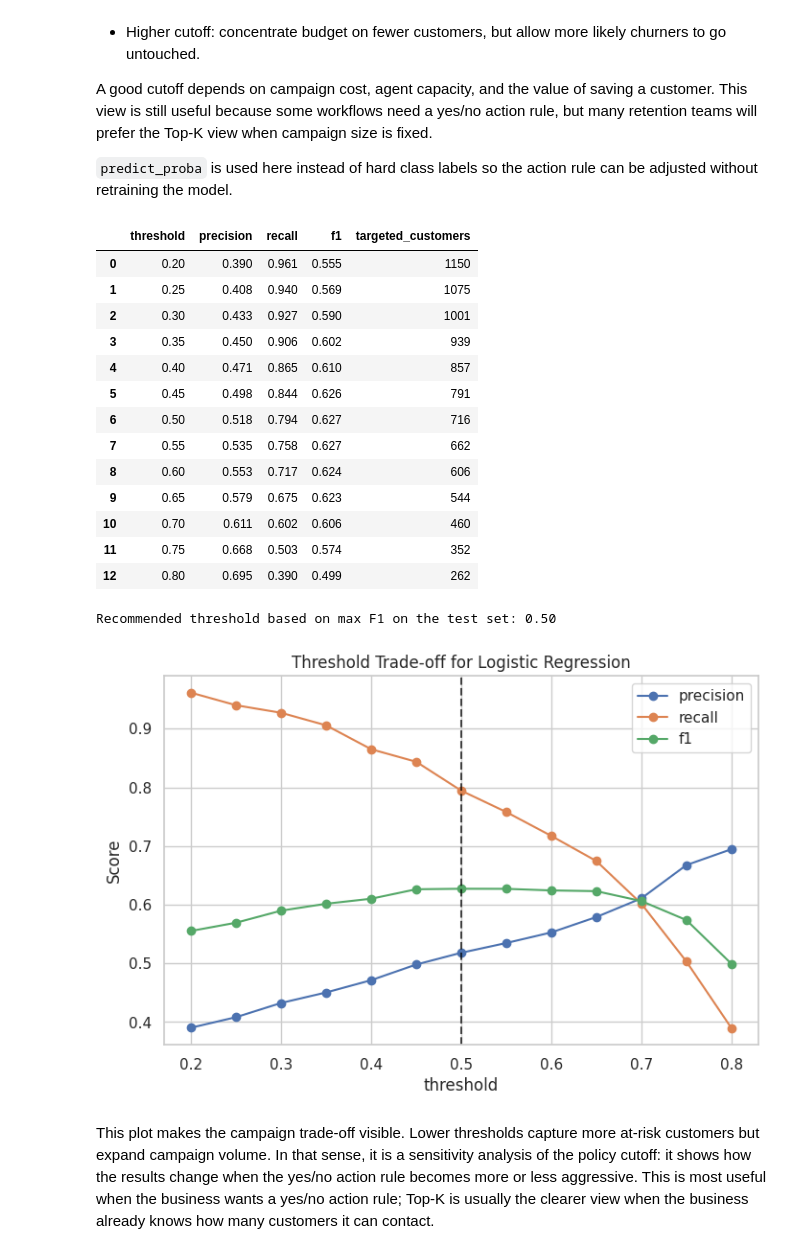
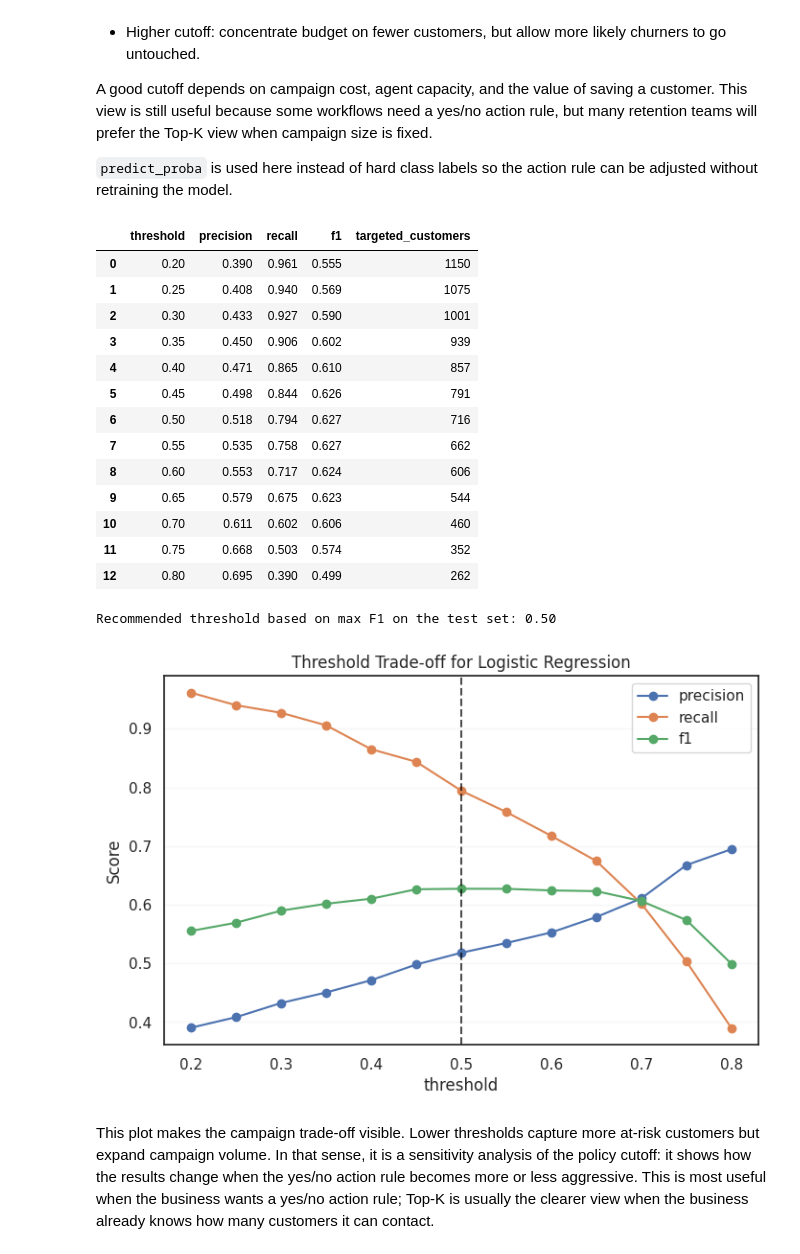
Before and after one commit to Phrey001/ml-casebook, a Jupyter notebook: ml-examples/churn_prediction/churn_prediction.ipynb, the cells around one changed output. Drawn from its saved outputs; the diff is of its cells as text; code cells hidden in the pictures.

```diff
--- a/ml-examples/churn_prediction/churn_prediction.ipynb
+++ b/ml-examples/churn_prediction/churn_prediction.ipynb
@@ -37,7 +37,7 @@ from sklearn.preprocessing import OneHotEncoder, StandardScaler
 
 from xgboost import XGBClassifier
 
-sns.set_theme(style='whitegrid')
+sns.set_theme(style='white')
 plt.rcParams['figure.figsize'] = (8, 5)
 RANDOM_STATE = 42
 # %% [markdown]
@@ -507,34 +508,35 @@ for threshold in thresholds:
         'targeted_customers': int(preds.sum()),
     })
 
 threshold_df = pd.DataFrame(threshold_rows)
 recommended_threshold = threshold_df.loc[threshold_df['f1'].idxmax(), 'threshold']
 
 display(threshold_df.round(3))
 print(f'Recommended threshold based on max F1 on the test set: {recommended_threshold:.2f}')
 
 ax = threshold_df.plot(x='threshold', y=['precision', 'recall', 'f1'], marker='o')
 ax.axvline(recommended_threshold, linestyle='--', color='black', alpha=0.7)
 ax.set_title(f'Threshold Trade-off for {selected_model_name}')
 ax.set_ylabel('Score')
+ax.grid(axis='y', alpha=0.15)
 plt.show()
 # %% [output]
 |  | threshold | precision | recall | f1 | targeted_customers |
 | 0 | 0.20 | 0.390 | 0.961 | 0.555 | 1150 |
 | 1 | 0.25 | 0.408 | 0.940 | 0.569 | 1075 |
 | 2 | 0.30 | 0.433 | 0.927 | 0.590 | 1001 |
 | 3 | 0.35 | 0.450 | 0.906 | 0.602 | 939 |
 | 4 | 0.40 | 0.471 | 0.865 | 0.610 | 857 |
 | 5 | 0.45 | 0.498 | 0.844 | 0.626 | 791 |
 | 6 | 0.50 | 0.518 | 0.794 | 0.627 | 716 |
 | 7 | 0.55 | 0.535 | 0.758 | 0.627 | 662 |
 | 8 | 0.60 | 0.553 | 0.717 | 0.624 | 606 |
 | 9 | 0.65 | 0.579 | 0.675 | 0.623 | 544 |
 | 10 | 0.70 | 0.611 | 0.602 | 0.606 | 460 |
 | 11 | 0.75 | 0.668 | 0.503 | 0.574 | 352 |
 | 12 | 0.80 | 0.695 | 0.390 | 0.499 | 262 |
 Recommended threshold based on max F1 on the test set: 0.50
-[figure, old version]
+[figure, new version]
 # %% [markdown]
 This plot makes the campaign trade-off visible. Lower thresholds capture more at-risk customers but expand campaign volume. In that sense, it is a sensitivity analysis of the policy cutoff: it shows how the results change when the yes/no action rule becomes more or less aggressive. This is most useful when the business wants a yes/no action rule; Top-K is usually the clearer view when the business already knows how many customers it can contact.
 # %% [markdown]
```
Also changed, not shown: parts of 3 cells of this notebook, 13 other files.
